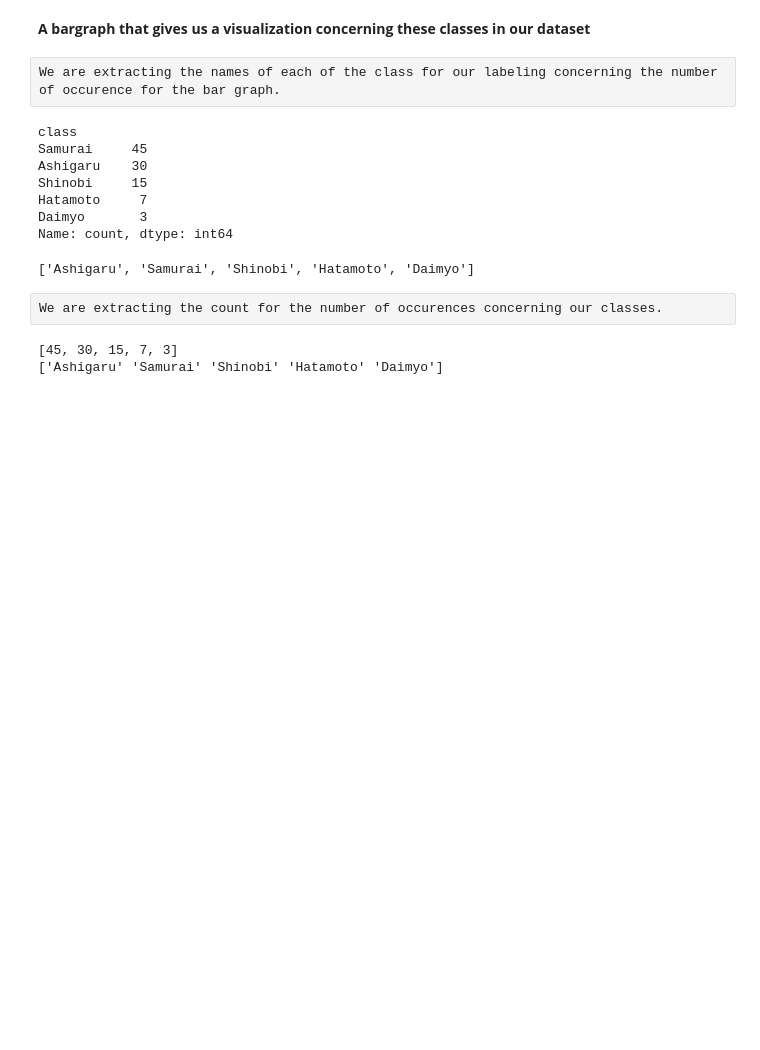
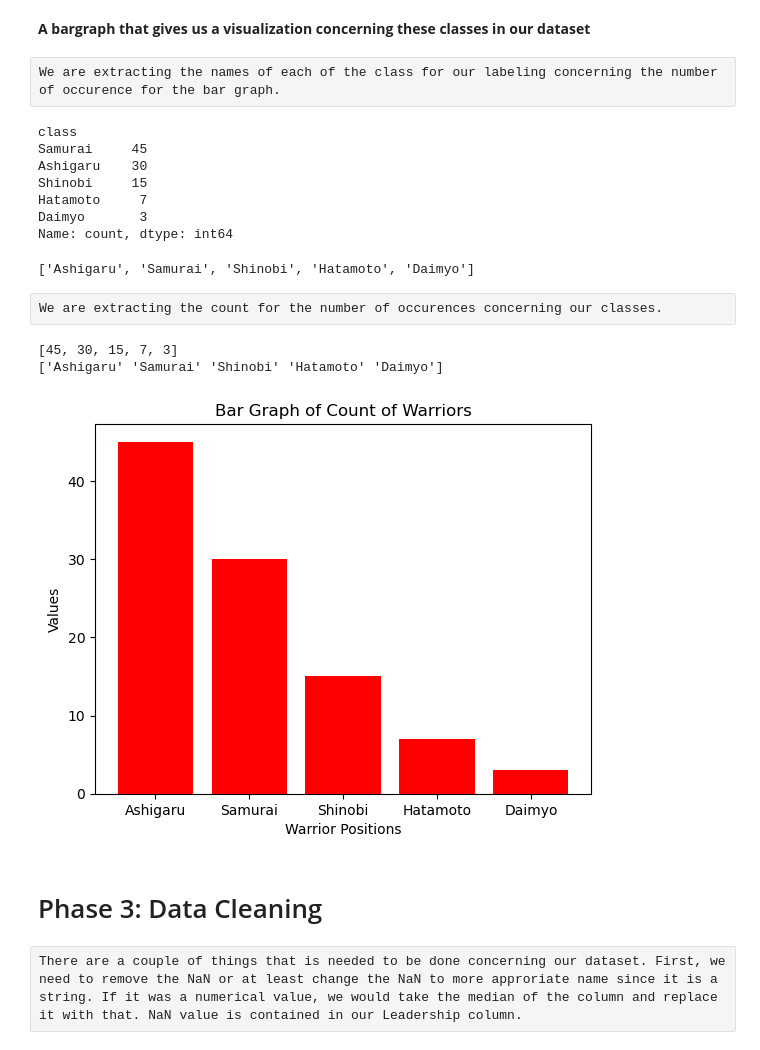
Before and after one commit to KingHikarii/japanese-warriors-classification, a Jupyter notebook: decisiontree_11162025.ipynb, the cells around one changed output. Cells and saved outputs as stored; diff of their text form; code cells hidden in the pictures; blank space fills up the shorter version.

```diff
--- a/decisiontree_11162025.ipynb
+++ b/decisiontree_11162025.ipynb
@@ -181,3 +181,22 @@ print(classes_names)
 # %% [output]
 [45, 30, 15, 7, 3]
 ['Ashigaru' 'Samurai' 'Shinobi' 'Hatamoto' 'Daimyo']
+# %%
+import matplotlib.pyplot as plt
+
+# 2. Create the bar plot
+plt.bar(classes_names, class_occurences_list, color='red') # The 'color' argument is optional
+
+# 3. Add labels and a title
+plt.xlabel('Warrior Positions')
+plt.ylabel('Values')
+plt.title('Bar Graph of Count of Warriors')
+
+# 4. Display the graph
+plt.show()
+# %% [output]
+[figure, added]
+# %% [markdown]
+# Phase 3: Data Cleaning
+# %% [raw]
+There are a couple of things that is needed to be done concerning our dataset. First, we need to remove the NaN or at least change the NaN to more approriate name since it is a string. If it was a numerical value, we would take the median of the column and replace it with that. NaN value is contained in our Leadership column.
```
Also changed, not shown: parts of 9 cells of this notebook.
